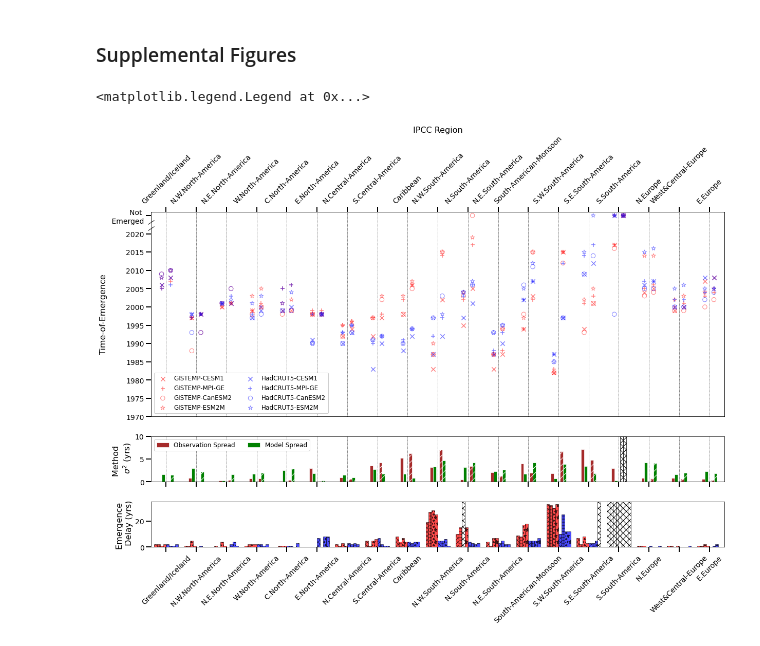
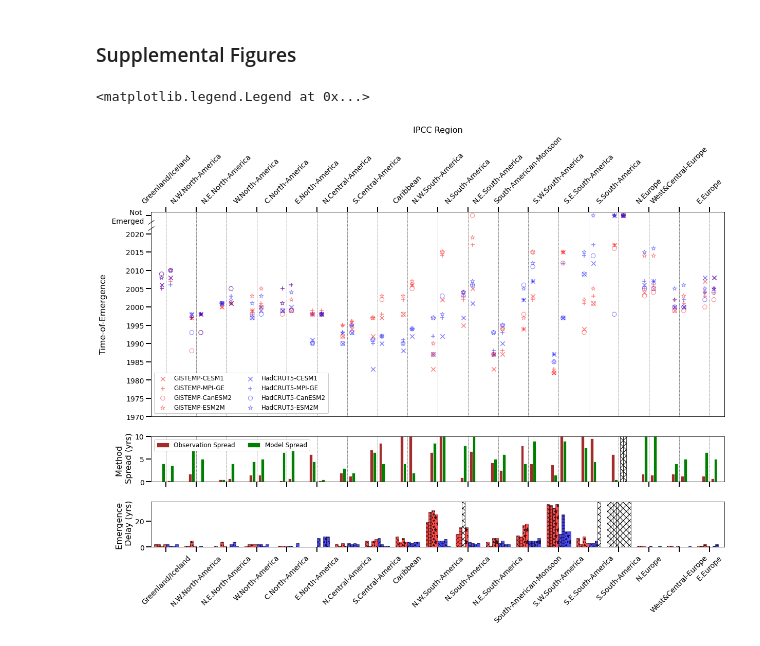
Before and after one commit to jshaw35/internalvar-vs-obsunc, a Jupyter notebook: draft1_figure3.ipynb, the cells around one changed output. Drawn from its saved outputs; the diff is of its cells as text; code cells hidden in the pictures.

Commit message:
More work on figure drafts. Pre-process script 10 is a great re-organization of the data to make figure making easier.

```diff
--- a/draft1_figure3.ipynb
+++ b/draft1_figure3.ipynb
@@ -504,12 +504,6 @@ for i,(_index,_label) in enumerate(zip(final_tte_subset.RegionIndex,final_tte_su
     _mean_subset = _region_subset.sel(kind='mean')
     _true_subset = _region_subset.sel(kind='true')
 
-    _mean_obs_unc = _mean_subset.std(dim='obs_prod').mean(dim='model')
-    _mean_mod_unc = _mean_subset.std(dim='model').mean(dim='obs_prod')
-
-    _true_obs_unc = _true_subset.std(dim='obs_prod').mean(dim='model')
-    _true_mod_unc = _true_subset.std(dim='model').mean(dim='obs_prod')
-
     _mean_obs_spread = (_mean_subset.max(dim='obs_prod') - _mean_subset.min(dim='obs_prod')).mean(dim='model')
     _mean_mod_spread = (_mean_subset.max(dim='model') - _mean_subset.min(dim='model')).mean(dim='obs_prod')
 
@@ -519,11 +513,6 @@ for i,(_index,_label) in enumerate(zip(final_tte_subset.RegionIndex,final_tte_su
     _delay_avg = (_true_subset - _mean_subset).mean(dim=['obs_prod','model'])
     _delay = _true_subset - _mean_subset
 
-#     ax2.bar(xstat-0.2, _mean_obs_unc, width=0.1, color='brown', edgecolor="white", linewidth=0.7)
-#     ax2.bar(xstat-0.1, _mean_mod_unc, width=0.1, color='green', edgecolor="white", linewidth=0.7)
-
-#     ax2.bar(xstat+0.1, _true_obs_unc, width=0.1, color='brown', edgecolor="white", linewidth=0.7, hatch='//')
-#     ax2.bar(xstat+0.2, _true_mod_unc, width=0.1, color='green', edgecolor="white", linewidth=0.7, hatch='//')
     ax2.bar(xstat-0.2, _mean_obs_spread, width=0.1, color='brown', edgecolor="white", linewidth=0.7)
     ax2.bar(xstat-0.1, _mean_mod_spread, width=0.1, color='green', edgecolor="white", linewidth=0.7)
 
@@ -531,13 +520,13 @@ for i,(_index,_label) in enumerate(zip(final_tte_subset.RegionIndex,final_tte_su
     ax2.bar(xstat+0.2, _true_mod_spread, width=0.1, color='green', edgecolor="white", linewidth=0.7)#, hatch='//')
 
     # Look to hide nans
-    if np.isnan(_mean_obs_unc):
+    if np.isnan(_mean_obs_spread):
         ax2.bar(xstat-0.2, 35, width=0.1, color='white', edgecolor="black", linewidth=0.7,hatch='xx')
-    if np.isnan(_mean_mod_unc):
+    if np.isnan(_mean_mod_spread):
         ax2.bar(xstat-0.1, 35, width=0.1, color='white', edgecolor="black", linewidth=0.7,hatch='xx')
-    if np.isnan(_true_obs_unc):
+    if np.isnan(_true_obs_spread):
         ax2.bar(xstat+0.1, 35, width=0.1, color='white', edgecolor="black", linewidth=0.7,hatch='xx')
-    if np.isnan(_true_mod_unc):
+    if np.isnan(_true_mod_spread):
         ax2.bar(xstat+0.2, 35, width=0.1, color='white', edgecolor="black", linewidth=0.7,hatch='xx')
 
     _offset = -0.35
@@ -702,30 +691,55 @@ for _index,_label in zip(final_tte_subset.RegionIndex,final_tte_subset.RegionNam
     _mean_subset = _region_subset.sel(kind='mean')
     _true_subset = _region_subset.sel(kind='true')
 
-    _mean_obs_unc = _mean_subset.std(dim='obs_prod').mean(dim='model')
-    _mean_mod_unc = _mean_subset.std(dim='model').mean(dim='obs_prod')
+    _mean_obs_spread = (_mean_subset.max(dim='obs_prod') - _mean_subset.min(dim='obs_prod')).mean(dim='model')
+    _mean_mod_spread = (_mean_subset.max(dim='model') - _mean_subset.min(dim='model')).mean(dim='obs_prod')
 
-    _true_obs_unc = _true_subset.std(dim='obs_prod').mean(dim='model')
-    _true_mod_unc = _true_subset.std(dim='model').mean(dim='obs_prod')
+    _true_obs_spread = (_true_subset.max(dim='obs_prod') - _true_subset.min(dim='obs_prod')).mean()
+    _true_mod_spread = (_true_subset.max(dim='model') - _true_subset.min(dim='model')).mean(dim='obs_prod')
 
     _delay_avg = (_true_subset - _mean_subset).mean(dim=['obs_prod','model'])
     _delay = _true_subset - _mean_subset
 
-    ax2.bar(xstat-0.2, _mean_obs_unc, width=0.1, color='brown', edgecolor="white", linewidth=0.7)
-    ax2.bar(xstat-0.1, _mean_mod_unc, width=0.1, color='green', edgecolor="white", linewidth=0.7)
+    ax2.bar(xstat-0.2, _mean_obs_spread, width=0.1, color='brown', edgecolor="white", linewidth=0.7)
+    ax2.bar(xstat-0.1, _mean_mod_spread, width=0.1, color='green', edgecolor="white", linewidth=0.7)
 
-    ax2.bar(xstat+0.1, _true_obs_unc, width=0.1, color='brown', edgecolor="white", linewidth=0.7, hatch='//')
-    ax2.bar(xstat+0.2, _true_mod_unc, width=0.1, color='green', edgecolor="white", linewidth=0.7, hatch='//')
+    ax2.bar(xstat+0.1, _true_obs_spread, width=0.1, color='brown', edgecolor="white", linewidth=0.7)#, hatch='//')
+    ax2.bar(xstat+0.2, _true_mod_spread, width=0.1, color='green', edgecolor="white", linewidth=0.7)#, hatch='//')
 
     # Look to hide nans
-    if np.isnan(_mean_obs_unc):
-        ax2.bar(xstat-0.2, 10, width=0.1, color='white', edgecolor="black", linewidth=0.7,hatch='xx')
-    if np.isnan(_mean_mod_unc):
-        ax2.bar(xstat-0.1, 10, width=0.1, color='white', edgecolor="black", linewidth=0.7,hatch='xx')
-    if np.isnan(_true_obs_unc):
-        ax2.bar(xstat+0.1, 10, width=0.1, color='white', edgecolor="black", linewidth=0.7,hatch='xx')
-    if np.isnan(_true_mod_unc):
-        ax2.bar(xstat+0.2, 10, width=0.1, color='white', edgecolor="black", linewidth=0.7,hatch='xx')
+    if np.isnan(_mean_obs_spread):
+        ax2.bar(xstat-0.2, 35, width=0.1, color='white', edgecolor="black", linewidth=0.7,hatch='xx')
+    if np.isnan(_mean_mod_spread):
+        ax2.bar(xstat-0.1, 35, width=0.1, color='white', edgecolor="black", linewidth=0.7,hatch='xx')
+    if np.isnan(_true_obs_spread):
+        ax2.bar(xstat+0.1, 35, width=0.1, color='white', edgecolor="black", linewidth=0.7,hatch='xx')
+    if np.isnan(_true_mod_spread):
+        ax2.bar(xstat+0.2, 35, width=0.1, color='white', edgecolor="black", linewidth=0.7,hatch='xx')
+
+#     _mean_obs_unc = _mean_subset.std(dim='obs_prod').mean(dim='model')
+#     _mean_mod_unc = _mean_subset.std(dim='model').mean(dim='obs_prod')
+
+#     _true_obs_unc = _true_subset.std(dim='obs_prod').mean(dim='model')
+#     _true_mod_unc = _true_subset.std(dim='model').mean(dim='obs_prod')
+
+#     _delay_avg = (_true_subset - _mean_subset).mean(dim=['obs_prod','model'])
+#     _delay = _true_subset - _mean_subset
+
+#     ax2.bar(xstat-0.2, _mean_obs_unc, width=0.1, color='brown', edgecolor="white", linewidth=0.7)
+#     ax2.bar(xstat-0.1, _mean_mod_unc, width=0.1, color='green', edgecolor="white", linewidth=0.7)
+
+#     ax2.bar(xstat+0.1, _true_obs_unc, width=0.1, color='brown', edgecolor="white", linewidth=0.7, hatch='//')
+#     ax2.bar(xstat+0.2, _true_mod_unc, width=0.1, color='green', edgecolor="white", linewidth=0.7, hatch='//')
+
+#     # Look to hide nans
+#     if np.isnan(_mean_obs_unc):
+#         ax2.bar(xstat-0.2, 10, width=0.1, color='white', edgecolor="black", linewidth=0.7,hatch='xx')
+#     if np.isnan(_mean_mod_unc):
+#         ax2.bar(xstat-0.1, 10, width=0.1, color='white', edgecolor="black", linewidth=0.7,hatch='xx')
+#     if np.isnan(_true_obs_unc):
+#         ax2.bar(xstat+0.1, 10, width=0.1, color='white', edgecolor="black", linewidth=0.7,hatch='xx')
+#     if np.isnan(_true_mod_unc):
+#         ax2.bar(xstat+0.2, 10, width=0.1, color='white', edgecolor="black", linewidth=0.7,hatch='xx')
 
     _offset = -0.35
 
@@ -818,35 +832,35 @@ ax1.tick_params(axis='y',labelsize=14,length=10,width=2)
 
 ax1b.set_xticks(np.arange(start_idx,stop_idx+1))
 ax1b.set_xticklabels(tick_labels,fontsize=14,rotation=45)
 ax1b.set_xlim(start_idx-0.5,stop_idx+0.5)
 ax1b.tick_params(axis='both',labelsize=14,length=10,width=2)
 ax1b.set_xlabel('IPCC Region',fontsize=16)
 
 # Upper panel settings
-ax2.set_ylabel('Method \n $\sigma^2$ (yrs)',fontsize=16)
+ax2.set_ylabel('Method \n Spread (yrs)',fontsize=16)
 ax2.set_xticks(np.arange(start_idx,stop_idx+1))
 ax2.set_xticklabels(['' for i in range(stop_idx - start_idx + 1)],fontsize=14,rotation=45)
 ax2.set_xlim(start_idx-0.5,stop_idx+0.5)
 ax2.set_ylim(0,10)
 ax2.tick_params(axis='both',labelsize=14,length=10,width=2)
 
 # Delay panel settings
 ax3.set_ylabel('Emergence \n Delay (yrs)',fontsize=16)
 ax3.set_xticks(np.arange(start_idx,stop_idx+1))
 # ax3.set_xticklabels(['' for i in range(stop_idx - start_idx + 1)],fontsize=14,rotation=45)
 ax3.set_xticklabels(tick_labels,fontsize=14,rotation=45)
 ax3.set_xlim(start_idx-0.5,stop_idx+0.5)
 ax3.set_ylim(0,35)
 ax3.tick_params(axis='both',labelsize=14,length=10,width=2)
 
 # Axis breaks. I think it can't draw over the plot border because of gridspec
 axis_breaky(ax1, ypos=[0.92,0.95], slant=1.5,xpos=0.0,zorder=50,w=0.01)
 
 ax1.legend(ncol=2,loc='best',fontsize=12,facecolor='white', framealpha=1)
 ax2.legend(ncol=2,loc='best',fontsize=12,facecolor='white', framealpha=1)
 # %% [output]
 <matplotlib.legend.Legend at 0x...>
-[figure, old version]
+[figure, new version]
 # %%
 to_png(file=fig,filename='TOE_comparison_IPCCregions_0_18',dpi=300,ext='pdf',bbox_inches='tight')
 # %%
```
Also changed, not shown: parts of 2 cells of this notebook, 3 other files.
